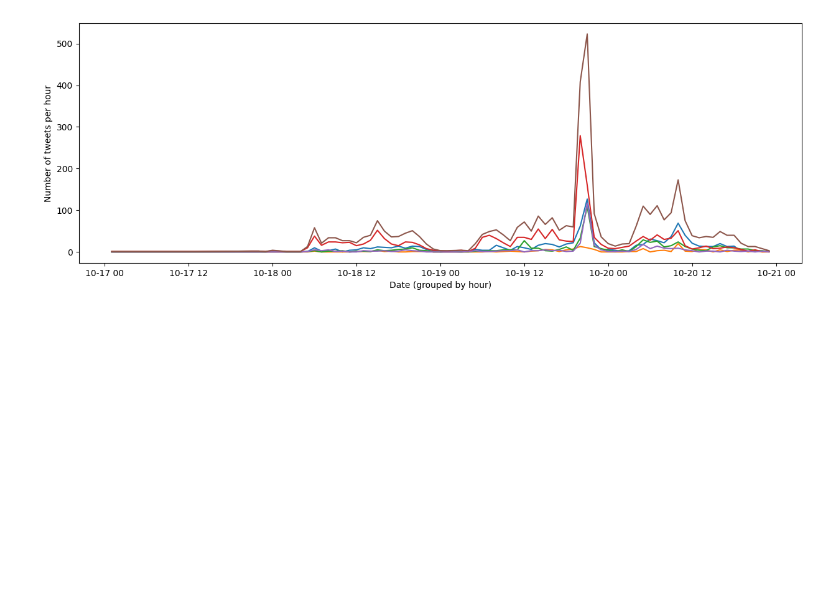
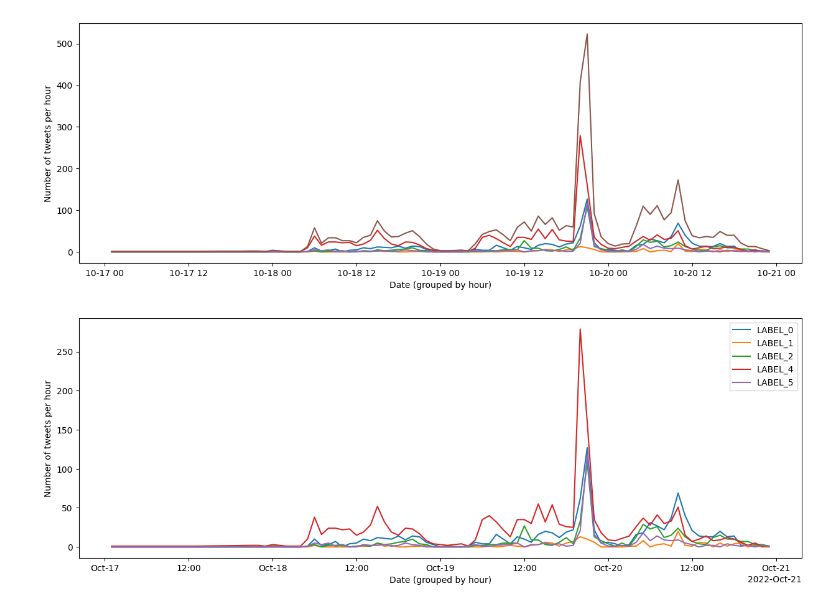
Before and after one commit to rroell/TxMM-project, a Jupyter notebook: Notebook.ipynb, the cells around one changed output. Cells and saved outputs as stored; diff of their text form; code cells hidden in the pictures; blank space fills up the shorter version.

```diff
--- a/Notebook.ipynb
+++ b/Notebook.ipynb
@@ -363,6 +412,24 @@ plt.show()
 f.savefig("Results_plot1")
 # %% [output]
 [figure]
+# %%
+import matplotlib as mpl
+import matplotlib.pyplot as plt
+%matplotlib inline
+fig, ax = plt.subplots()  # Create a figure containing a single axes.
+fig.set_figwidth(15)
+fig.set_figheight(5)
+ax.plot(df1.loc[ : , df1.columns!= 'Total labels'])  # Exclude total labels column
+plt.xlabel('Date (grouped by hour)')
+plt.ylabel('Number of tweets per hour')
+plt.legend(df1)
+# locator = mpl.dates.AutoDateLocator()
+cdf = mpl.dates.ConciseDateFormatter(ax.xaxis.get_major_locator())
+ax.xaxis.set_major_formatter(cdf)
+fig.savefig("Results_plot2")
+# ax.xaxis.set_minor_locator()
+# %% [output]
+[figure, added]
 # %%
 import matplotlib as mpl
 import matplotlib.pyplot as plt
```
Also changed, not shown: parts of 4 cells of this notebook, 3 other files.
